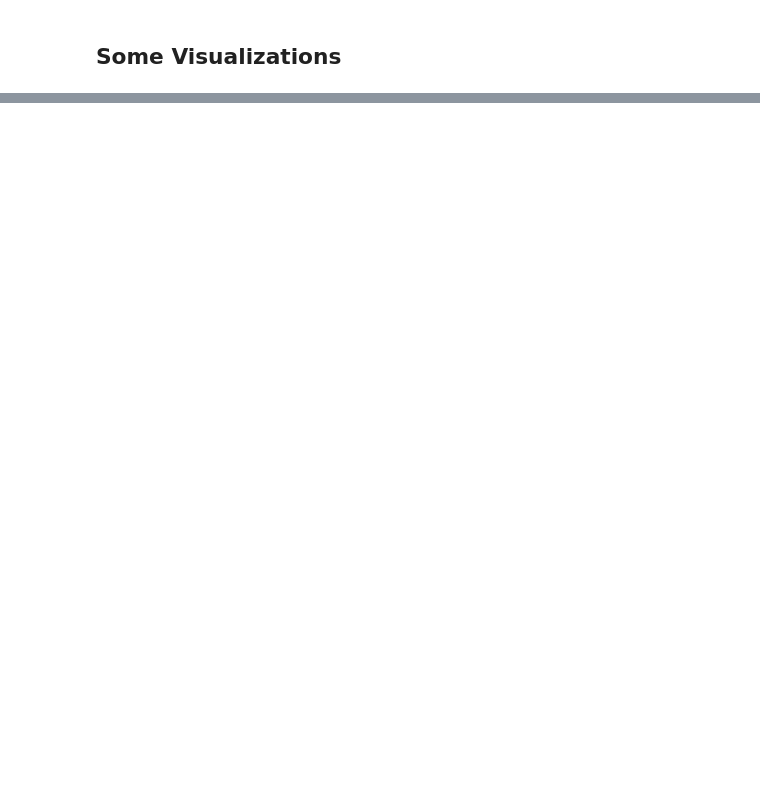
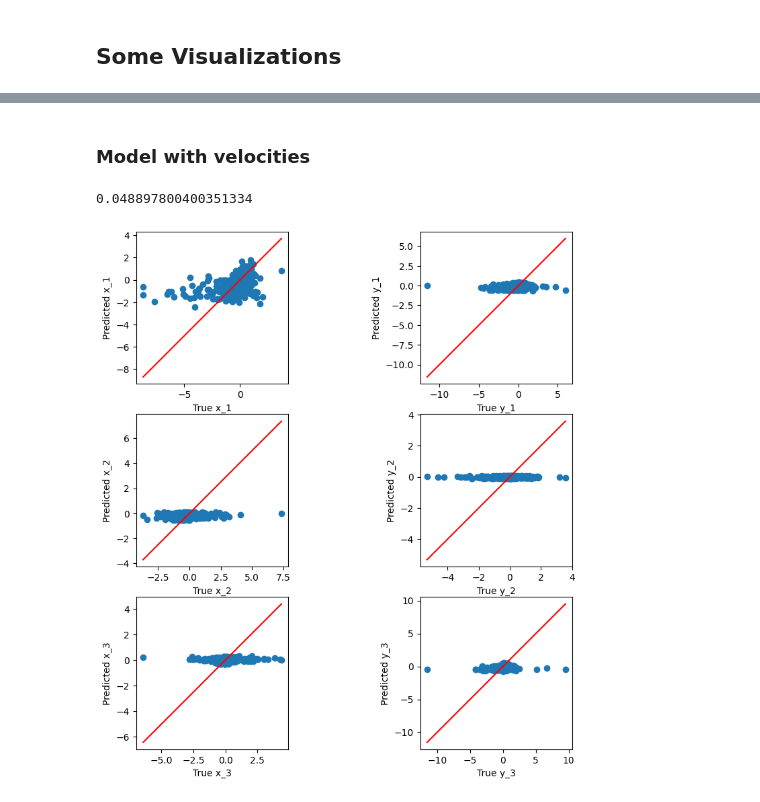
Before and after one commit to filipecolladavid/ThreeBodyProblemML, a Jupyter notebook: filipe/data_analysis.ipynb, the cells around one changed output, grey strips where cells are left out. Drawn from its saved outputs; the diff is of its cells as text; code cells hidden in the pictures; blank space fills up the shorter version.

```diff
--- a/filipe/data_analysis.ipynb
+++ b/filipe/data_analysis.ipynb
@@ -131,0 +173,6 @@ plot_indx(k)
+# %%
+# Create the trajectory_id column
+df['trajectory_id'] = df['Id'] // 257
+
+# Display the first few rows to verify
+df.head()
@@ -131,0 +186,4 @@ plot_indx(k)
+# %%
+# Filter out rows where all columns except 'Id' and trajectory_Id are zero
+df_filtered = df.loc[~(df.drop(columns=['Id','trajectory_id']) == 0).all(axis=1)]
+df_filtered
@@ -131,0 +248,4 @@ plot_indx(k)
+# %%
+# Target
+Y_raw = df_filtered[['x_1', 'y_1', 'v_x_1', 'v_y_1', 'x_2', 'y_2', 'v_x_2', 'v_y_2', 'x_3', 'y_3', 'v_x_3', 'v_y_3', 'Id', 'trajectory_id']]
+Y_raw
@@ -131,0 +326,35 @@ plot_indx(k)
+# %%
+from sklearn.pipeline import Pipeline
+
+# Create a pipeline with StandardScaler and LinearRegression
+pipeline = Pipeline([
+    ('scaler', StandardScaler()),
+    ('regressor', LinearRegression())
+])
+# %% [markdown]
+### Model with velocities
+# %%
+# Split the data
+X_train, X_test, y_train, y_test = custom_train_test_split(X_raw, Y_raw, test_size=0.2)
+
+# Scale the features
+scaler = StandardScaler()
+X_train = scaler.fit_transform(X_train)
+X_test = scaler.transform(X_test)
+
+# # Train the model
+# model = LinearRegression()
+# model.fit(X_train, y_train)
+model = pipeline.fit(X_train,y_train)
+
+print(model.score(X_test, y_test))
+
+# Predict on the test set
+y_pred = model.predict(X_test)
+
+#print(len(model.coef_))
+
+plot_y_yhat(y_test.values, y_pred, plot_title="LinearRegression_Predictions")
+# %% [output]
+0.048897800400351334
+[figure, added]
```
Also changed, not shown: parts of 34 cells of this notebook, 1 other file.
